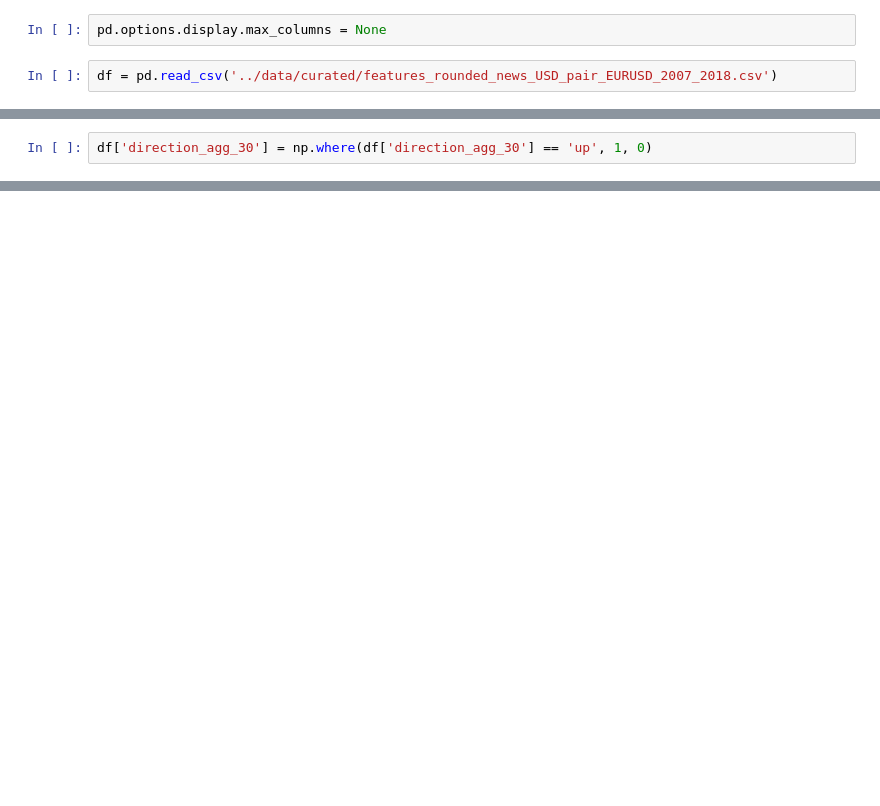
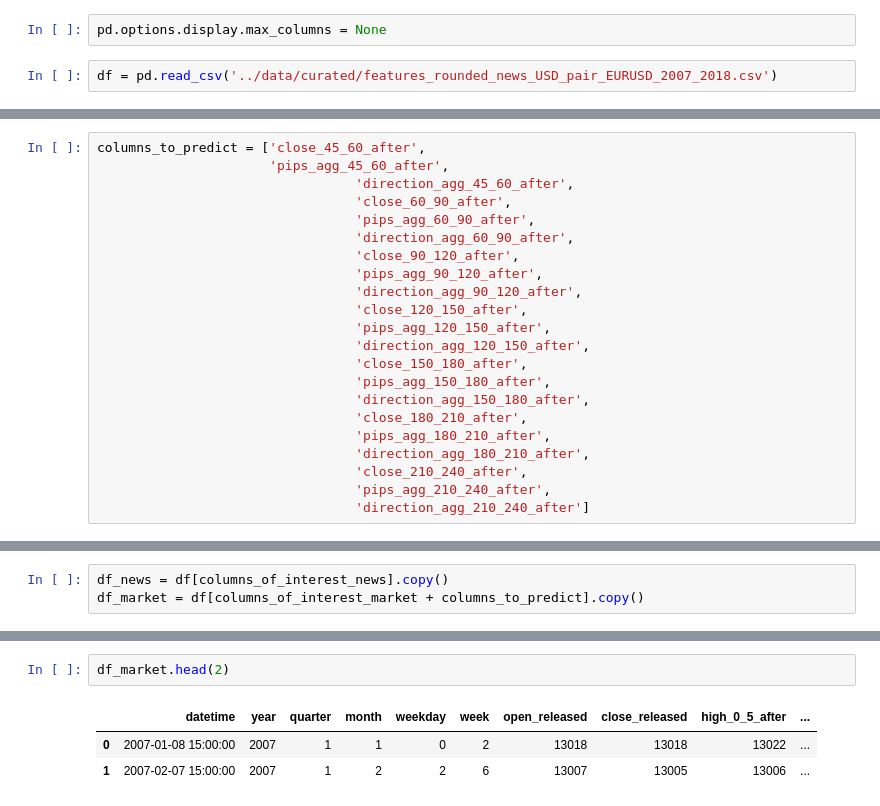
Before and after one commit to msanzsanz/PFM_EconomicNewsImpact, a Jupyter notebook: models/baseline.ipynb, the cells around one changed output, grey strips where cells are left out. Saved outputs shown, nothing was run; the diff lists cells and outputs as text; blank space fills up the shorter version.

```diff
--- a/models/baseline.ipynb
+++ b/models/baseline.ipynb
@@ -72,2 +61,0 @@ We can now delete categorical values
-# %%
-df['direction_agg_30'] = np.where(df['direction_agg_30'] == 'up', 1, 0)
@@ -103,0 +104,22 @@ X_train, X_test, y_train, y_test = train_test_split(X,y,test_size=0.20, random_s
+# %%
+columns_to_predict = ['close_45_60_after',
+                      'pips_agg_45_60_after',
+                                 'direction_agg_45_60_after',
+                                 'close_60_90_after',
+                                 'pips_agg_60_90_after',
+                                 'direction_agg_60_90_after',
+                                 'close_90_120_after',
+                                 'pips_agg_90_120_after',
+                                 'direction_agg_90_120_after',
+                                 'close_120_150_after',
+                                 'pips_agg_120_150_after',
+                                 'direction_agg_120_150_after',
+                                 'close_150_180_after',
+                                 'pips_agg_150_180_after',
+                                 'direction_agg_150_180_after',
+                                 'close_180_210_after',
+                                 'pips_agg_180_210_after',
+                                 'direction_agg_180_210_after',
+                                 'close_210_240_after',
+                                 'pips_agg_210_240_after',
+                                 'direction_agg_210_240_after']
@@ -103,0 +217,3 @@ X_train, X_test, y_train, y_test = train_test_split(X,y,test_size=0.20, random_s
+# %%
+df_news = df[columns_of_interest_news].copy()
+df_market = df[columns_of_interest_market + columns_to_predict].copy()
@@ -103,0 +226,6 @@ X_train, X_test, y_train, y_test = train_test_split(X,y,test_size=0.20, random_s
+# %%
+df_market.head(2)
+# %% [output]
+|  | datetime | year | quarter | month | weekday | week | open_released | close_released | high_0_5_after | ... |
+| 0 | 2007-01-08 15:00:00 | 2007 | 1 | 1 | 0 | 2 | 13018 | 13018 | 13022 | ... |
+| 1 | 2007-02-07 15:00:00 | 2007 | 1 | 2 | 2 | 6 | 13007 | 13005 | 13006 | ... |
```
Also changed, not shown: parts of 103 cells of this notebook, 4 other files.
